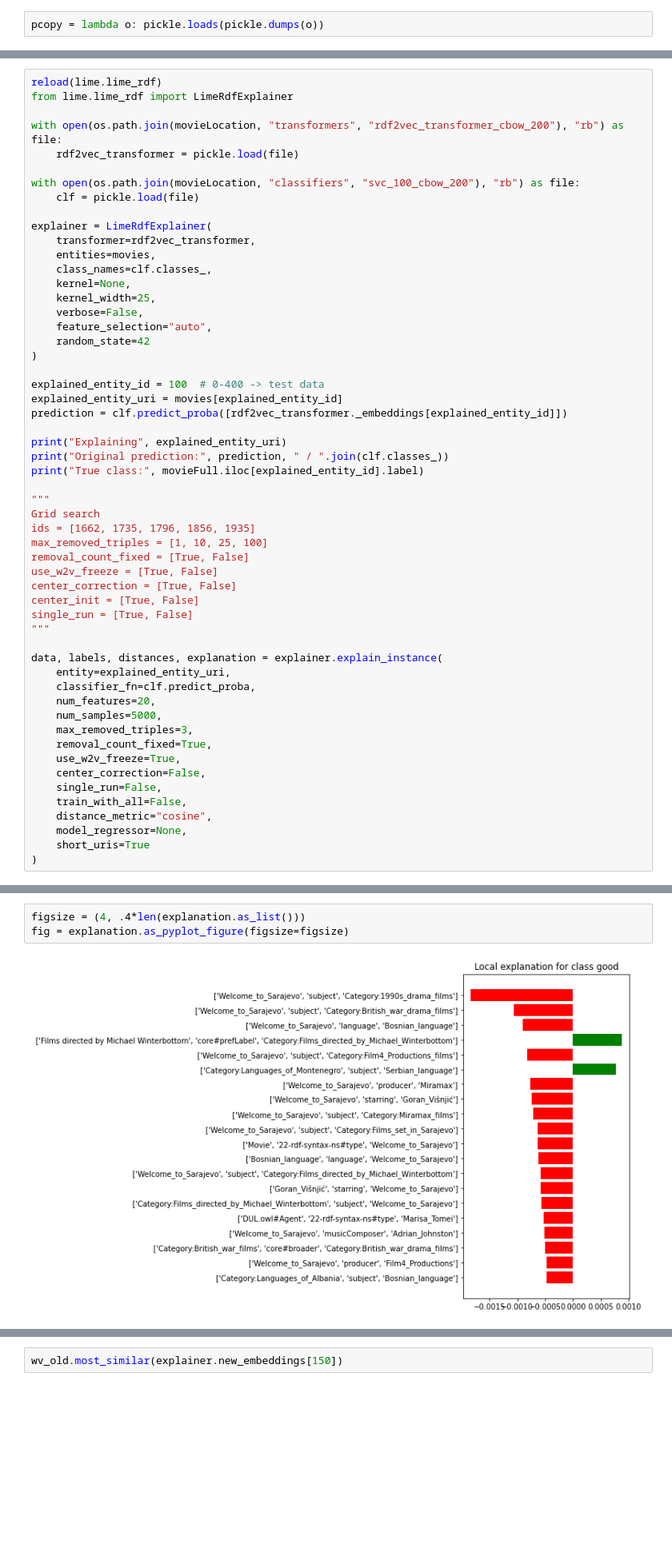
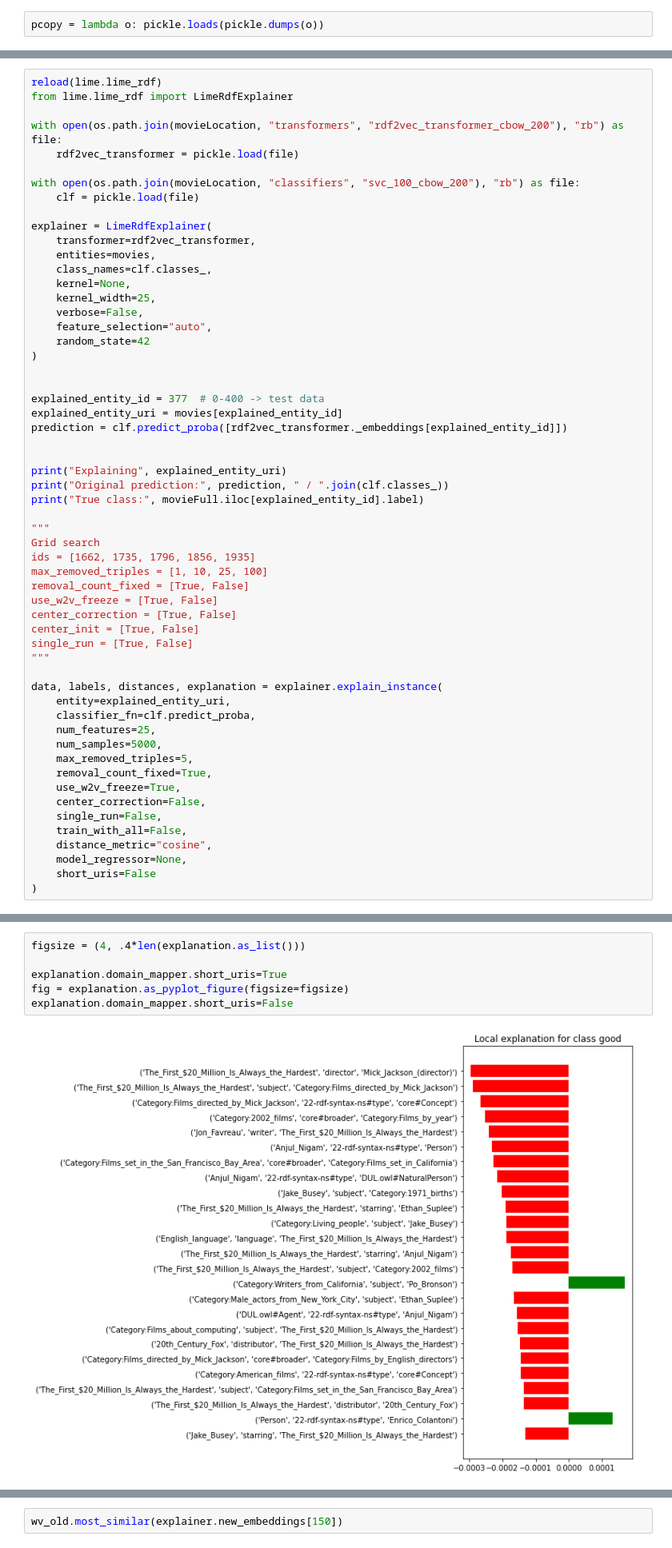
Before and after one commit to rgrenz/rdflime-util, a Jupyter notebook: notebooks/3_limetest.ipynb, the cells around one changed output, grey strips where cells are left out. Shown at 80% size. Drawn from its saved outputs; the diff is of its cells as text; blank space fills up the shorter version.

```diff
--- a/notebooks/3_limetest.ipynb
+++ b/notebooks/3_limetest.ipynb
@@ -34,9 +62,11 @@ explainer = LimeRdfExplainer(
     random_state=42
 )
 
-explained_entity_id = 100  # 0-400 -> test data
+
+explained_entity_id = 377  # 0-400 -> test data
 explained_entity_uri = movies[explained_entity_id]
 prediction = clf.predict_proba([rdf2vec_transformer._embeddings[explained_entity_id]])
+
 
 print("Explaining", explained_entity_uri)
 print("Original prediction:", prediction, " / ".join(clf.classes_))
@@ -56,9 +86,9 @@ single_run = [True, False]
 data, labels, distances, explanation = explainer.explain_instance(
     entity=explained_entity_uri,
     classifier_fn=clf.predict_proba,
-    num_features=20,
+    num_features=25,
     num_samples=5000,
-    max_removed_triples=3,
+    max_removed_triples=5,
     removal_count_fixed=True,
     use_w2v_freeze=True,
     center_correction=False,
@@ -66,6 +96,6 @@ data, labels, distances, explanation = explainer.explain_instance(
     train_with_all=False,
     distance_metric="cosine",
     model_regressor=None,
-    short_uris=True
+    short_uris=False
 )
 # %% [output]
@@ -76,5 +106,8 @@ Average remaining walks per artificial entity (from 484): 470.3406
 # %%
 figsize = (4, .4*len(explanation.as_list()))
+
+explanation.domain_mapper.short_uris=True
 fig = explanation.as_pyplot_figure(figsize=figsize)
+explanation.domain_mapper.short_uris=False
 # %% [output]
-[figure, old version]
+[figure, new version]
```
Also changed, not shown: parts of 17 cells of this notebook, 3 other files.
